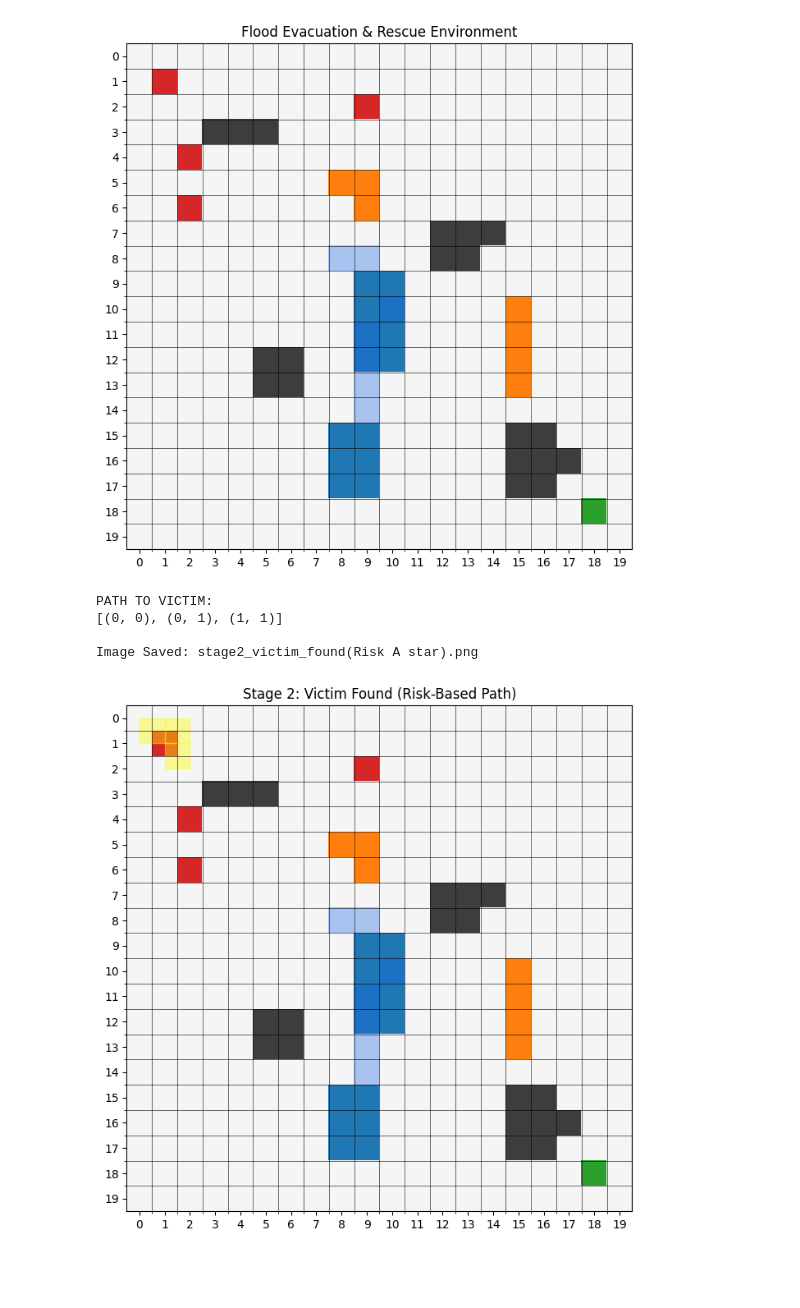
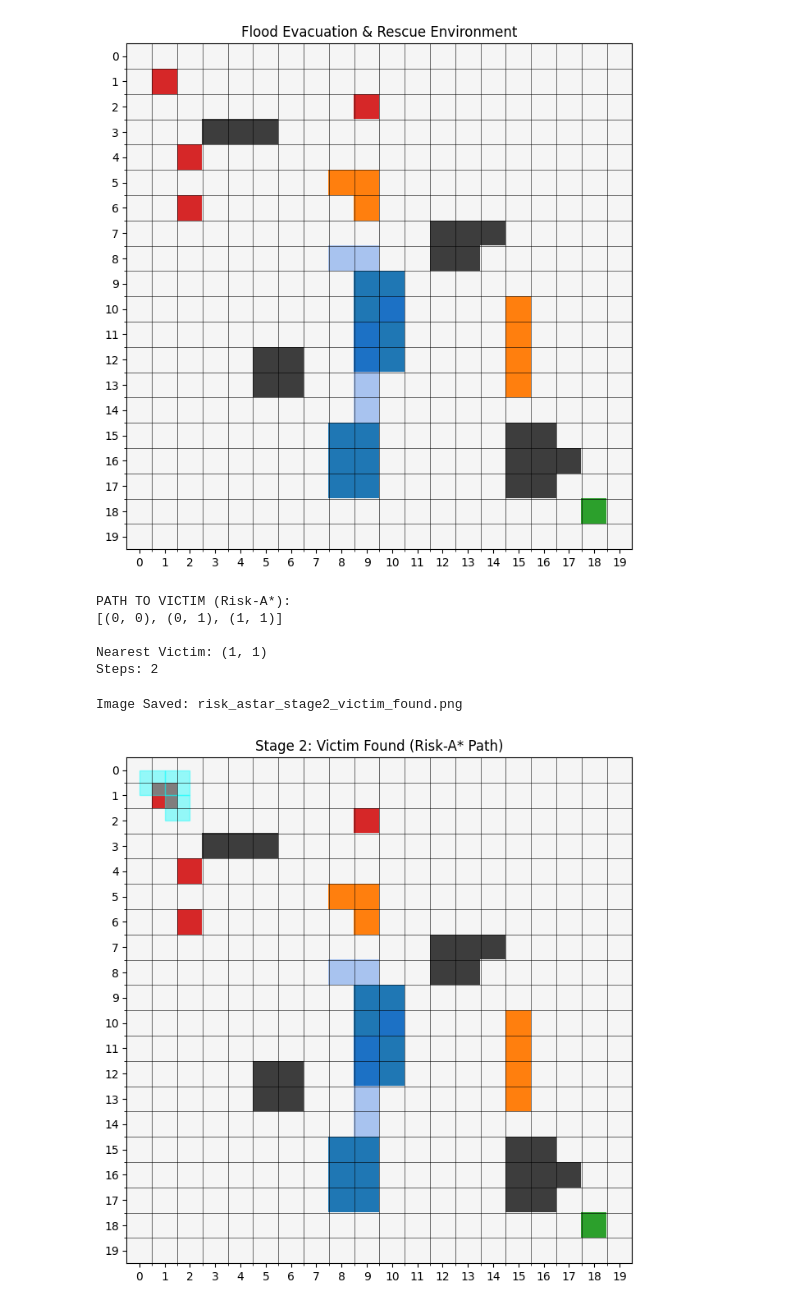
Before and after one commit to RadhikaKapoor383/Flood-Evacuation-and-Rescue-Management-System, a Jupyter notebook: Algorithms/RiskBased-A-star.ipynb, the cells around one changed output. Cells and saved outputs as stored; diff of their text form; code cells hidden in the pictures; blank space fills up the shorter version.

```diff
--- a/Algorithms/RiskBased-A-star.ipynb
+++ b/Algorithms/RiskBased-A-star.ipynb
@@ -256,12 +244,32 @@ def show_snapshot(title):
 display_grid(save_image=False)
 # %% [output]
 [figure]
+# %%
+# =====================================================
+# TEST RISK-BASED A* (START TO NEAREST VICTIM)
+# =====================================================
+
+start = (0, 0)
+
+path_to_victim_risk, found_victim_risk = risk_astar_multi_goal(start, victims)
+
+print("\nPATH TO VICTIM (Risk-A*):")
+print(path_to_victim_risk)
+
+print("\nNearest Victim:", found_victim_risk)
+print("Steps:", len(path_to_victim_risk)-1)
+# %% [output]
+PATH TO VICTIM (Risk-A*):
+[(0, 0), (0, 1), (1, 1)]
+
+Nearest Victim: (1, 1)
+Steps: 2
 # %%
 # =====================================================
-# STAGE 2: RISK-BASED PATH TO VICTIM
+# STAGE 2: RISK-A* PATH TO VICTIM
 # =====================================================
 
-def display_path_to_victim(path_to_victim, save_image=True):
+def display_risk_astar_path_to_victim(path, save_image=True):
 
     colors = [
         "#f5f5f5",  # ROAD
@@ -283,10 +291,6 @@ def display_path_to_victim(path_to_victim, save_image=True):
         vmax=5
     )
 
-    # ==========================================
-    # RISKY CELL OVERLAY
-    # ==========================================
-
     overlay = np.zeros((ROWS, COLS, 4))
 
     for r in range(ROWS):
@@ -297,7 +301,8 @@ def display_path_to_victim(path_to_victim, save_image=True):
                 <
                 water_level[r][c]
                 <=
-                FLOOD_THRESHOLD):
+                FLOOD_THRESHOLD
+            ):
 
                 overlay[r][c] = [
                     0.1,
@@ -308,25 +313,17 @@ def display_path_to_victim(path_to_victim, save_image=True):
 
     ax.imshow(overlay)
 
-    # ==========================================
-    # HIGHLIGHT BFS PATH
-    # ==========================================
-
-    for r, c in path_to_victim:
+    for r, c in path:
 
         ax.add_patch(
             plt.Rectangle(
                 (c, r),
                 1,
                 1,
-                color="yellow",
+                color="cyan",
                 alpha=0.4
             )
         )
-
-    # ==========================================
-    # GRID LINES
-    # ==========================================
 
     ax.set_xticks(range(COLS))
     ax.set_yticks(range(ROWS))
@@ -348,35 +345,25 @@ def display_path_to_victim(path_to_victim, save_image=True):
     )
 
     ax.set_title(
-        "Stage 2: Victim Found (Risk-Based Path)"
+        "Stage 2: Victim Found (Risk-A* Path)"
     )
-
-    # ==========================================
-    # SAVE IMAGE FOR GITHUB
-    # ==========================================
 
     if save_image:
 
         plt.savefig(
-            "../images/stage2_victim_found(Risk A star).png",
+            "../images/risk_astar_stage2_victim_found.png",
             bbox_inches="tight"
         )
 
         print(
-            "\nImage Saved: stage2_victim_found(Risk A star).png"
+            "\nImage Saved: risk_astar_stage2_victim_found.png"
         )
 
     plt.show()
-path_to_victim, found_victim = risk_astar_multi_goal(start, victims)
-print("\nPATH TO VICTIM:")
-print(path_to_victim)
-
-display_path_to_victim(path_to_victim)
-# %% [output]
-PATH TO VICTIM:
-[(0, 0), (0, 1), (1, 1)]
-
-Image Saved: stage2_victim_found(Risk A star).png
-[figure, removed]
+# %%
+display_risk_astar_path_to_victim(path_to_victim_risk)
+# %% [output]
+Image Saved: risk_astar_stage2_victim_found.png
+[figure, added]
 # %%
 # =====================================================
```
Also changed, not shown: parts of 4 cells of this notebook, 5 other files.
